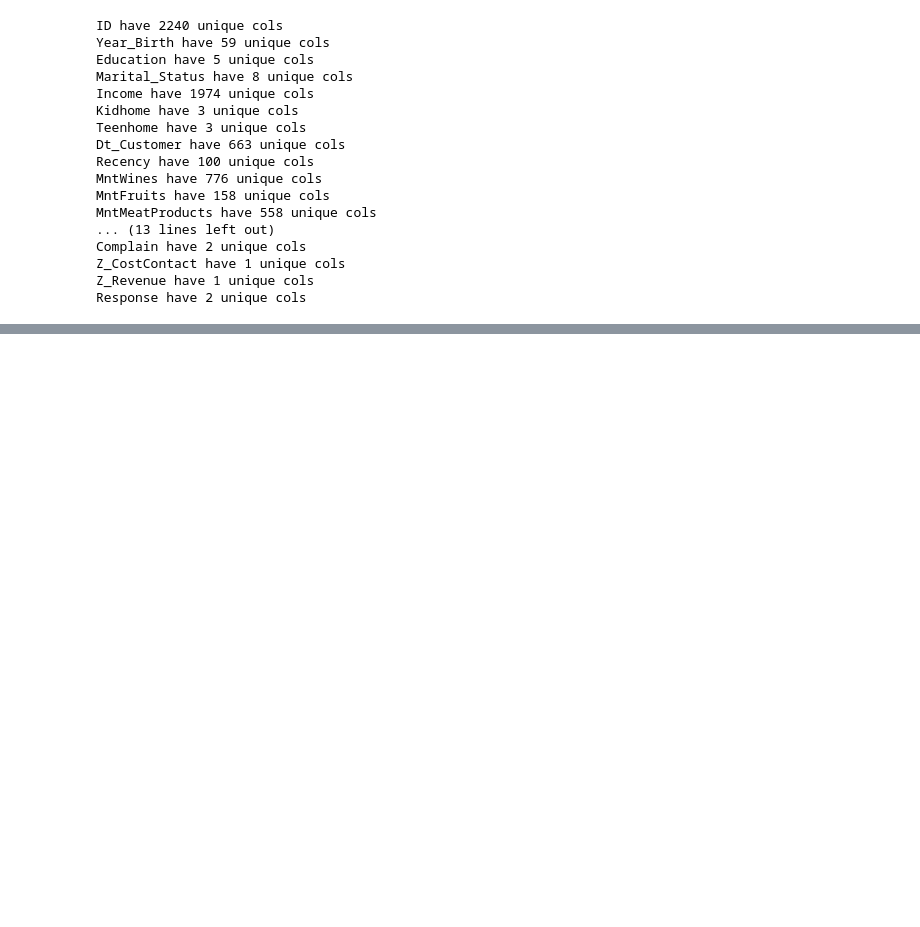
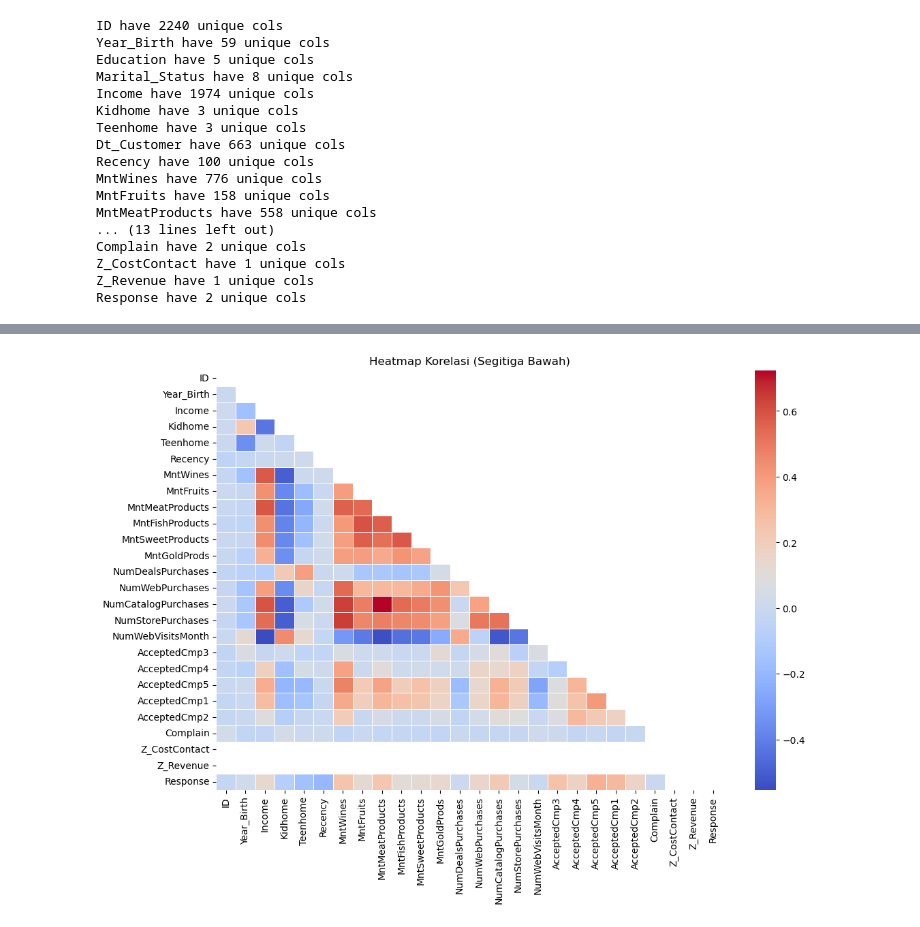
Before and after one commit to iwan-goodfellow/Customer-Personality-1, a Jupyter notebook: notebooks/eda.ipynb, the cells around one changed output, grey strips where cells are left out. Cells and saved outputs as stored; diff of their text form; code cells hidden in the pictures; blank space fills up the shorter version.

```diff
--- a/notebooks/eda.ipynb
+++ b/notebooks/eda.ipynb
@@ -69,0 +78,3 @@ Response have 2 unique cols
+# %%
+num_cols = [col for col in df.columns if df[col].dtypes != 'O' ]
+num_cols
@@ -69,0 +99,12 @@ Response have 2 unique cols
+# %%
+# Korelasi antara variabel numerik
+corr = df[num_cols].corr()
+# Buat mask untuk segitiga bawah
+mask = np.triu(np.ones_like(corr, dtype=bool))
+# Plot heatmap dengan mask
+plt.figure(figsize=(12, 8))
+sns.heatmap(corr, mask=mask, annot=False, cmap='coolwarm', fmt='.2f', linewidths=0.5)
+plt.title('Heatmap Korelasi (Segitiga Bawah)')
+plt.show()
+# %% [output]
+[figure, added]
```
Also changed, not shown: parts of 4 cells of this notebook.
